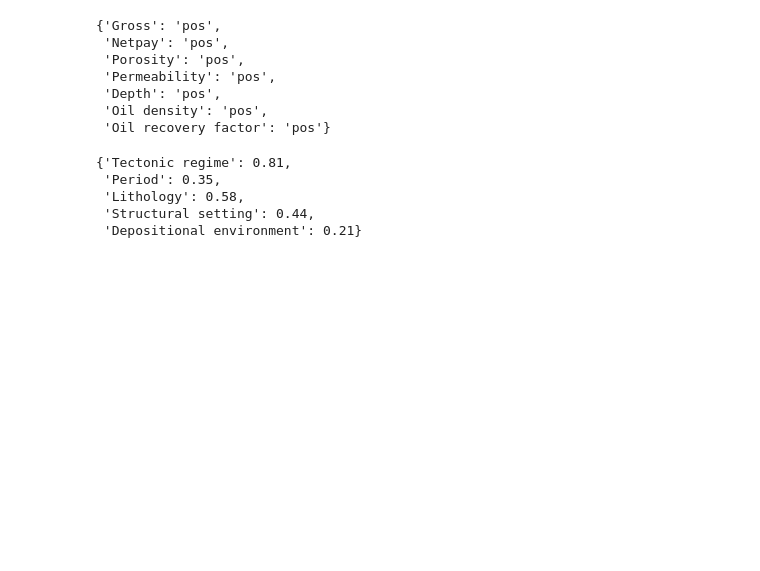
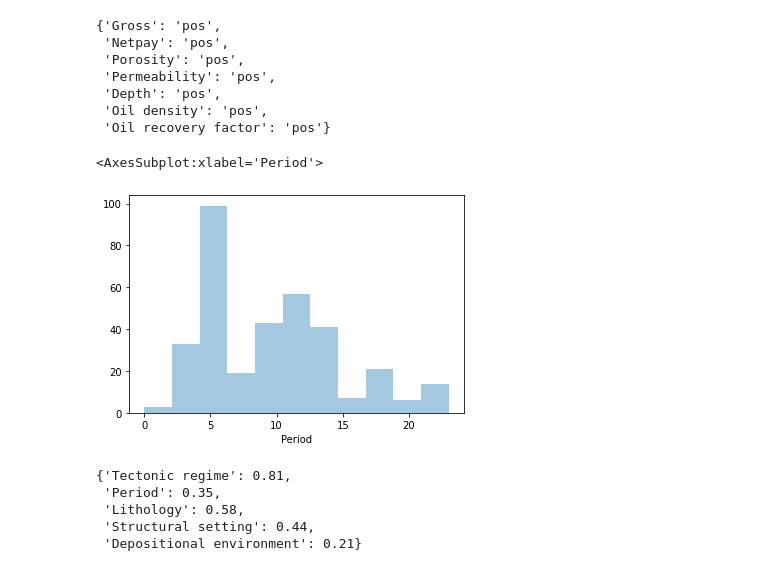
Before and after one commit to aimclub/BAMT, a Jupyter notebook: experiments/analogs_analysis.ipynb, the cells around one changed output. Saved outputs shown, nothing was run; the diff lists cells and outputs as text; code cells hidden in the pictures; blank space fills up the shorter version.

```diff
--- a/experiments/analogs_analysis.ipynb
+++ b/experiments/analogs_analysis.ipynb
@@ -74,6 +74,11 @@ for c in columns:
 geo_coded, label_coder = code_categories(geo, 'label', colums_for_code)
 geo_discrete, coder = discretization(geo_coded, 'equal_frequency', columns_for_disc)
 geo_only_discrete, discrete_coder = discretization(geo, 'equal_frequency', columns_for_disc)
+# %%
+sns.distplot(geo_coded['Period'], kde=False)
+# %% [output]
+<AxesSubplot:xlabel='Period'>
+[figure, added]
 # %%
 bn_full = structure_learning(geo_discrete, 'HC', geo_types, 'K2')
 # %%
```
Also changed, not shown: 5 other files.
